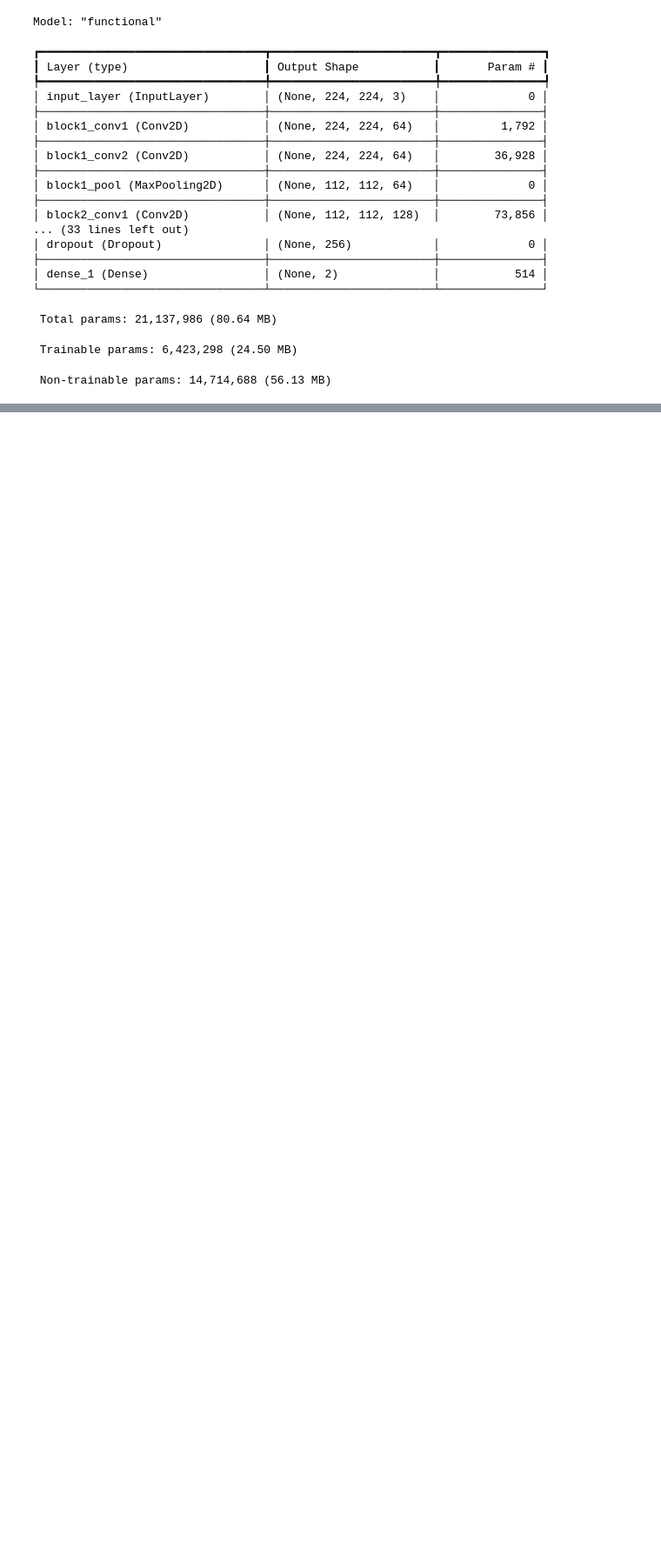
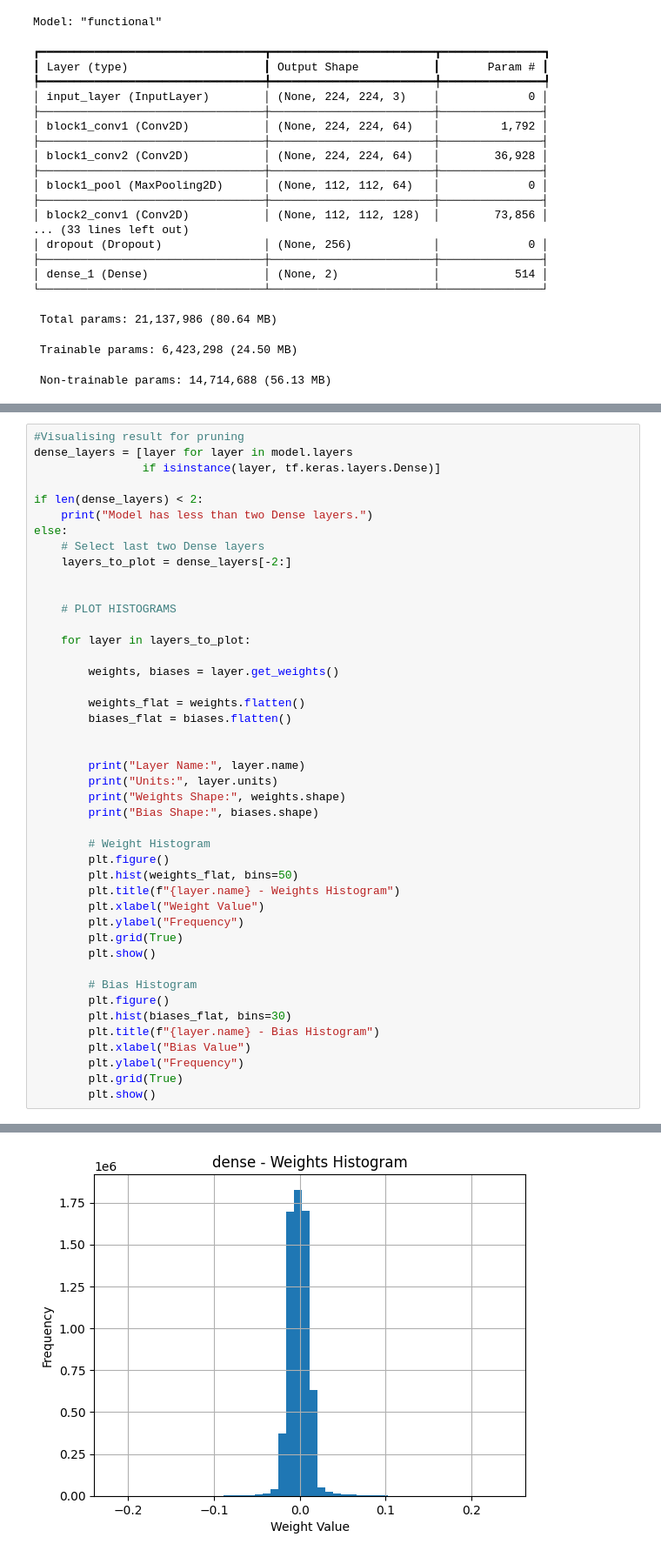
Before and after one commit to AarshiMukherjee/VAC_ML_Algorithm_using_FPGA, a Jupyter notebook: VAC_Course_Image_Classification.ipynb, the cells around one changed output, grey strips where cells are left out. Shown at 87% size. Saved outputs shown, nothing was run; the diff lists cells and outputs as text; blank space fills up the shorter version.

```diff
--- a/VAC_Course_Image_Classification.ipynb
+++ b/VAC_Course_Image_Classification.ipynb
@@ -110,0 +408,45 @@ Model: "functional"
+# %%
+#Visualising result for pruning
+dense_layers = [layer for layer in model.layers
+                if isinstance(layer, tf.keras.layers.Dense)]
+
+if len(dense_layers) < 2:
+    print("Model has less than two Dense layers.")
+else:
+    # Select last two Dense layers
+    layers_to_plot = dense_layers[-2:]
+
+
+    # PLOT HISTOGRAMS
+
+    for layer in layers_to_plot:
+
+        weights, biases = layer.get_weights()
+
+        weights_flat = weights.flatten()
+        biases_flat = biases.flatten()
+
+
+        print("Layer Name:", layer.name)
+        print("Units:", layer.units)
+        print("Weights Shape:", weights.shape)
+        print("Bias Shape:", biases.shape)
+
+        # Weight Histogram
+        plt.figure()
+        plt.hist(weights_flat, bins=50)
+        plt.title(f"{layer.name} - Weights Histogram")
+        plt.xlabel("Weight Value")
+        plt.ylabel("Frequency")
+        plt.grid(True)
+        plt.show()
+
+        # Bias Histogram
+        plt.figure()
+        plt.hist(biases_flat, bins=30)
+        plt.title(f"{layer.name} - Bias Histogram")
+        plt.xlabel("Bias Value")
+        plt.ylabel("Frequency")
+        plt.grid(True)
+        plt.show()
+# %% [output]
@@ -110,0 +457 @@ Model: "functional"
+[figure, added]
```
Also changed, not shown: parts of 37 cells of this notebook.
